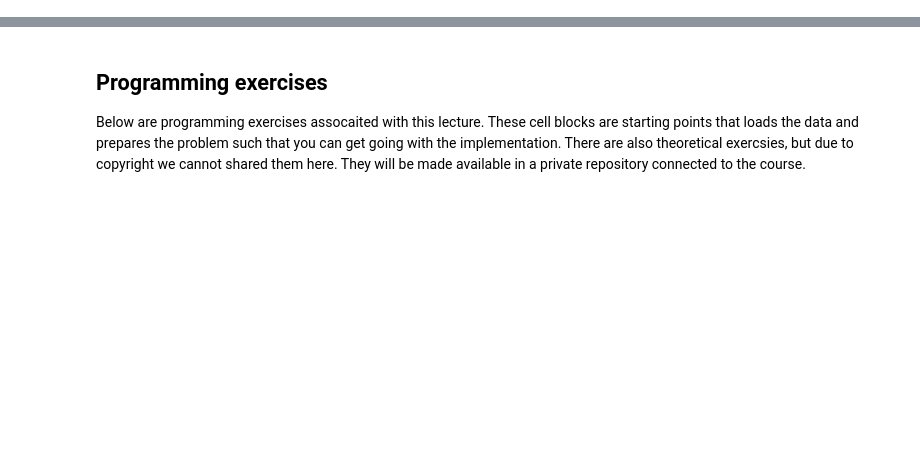
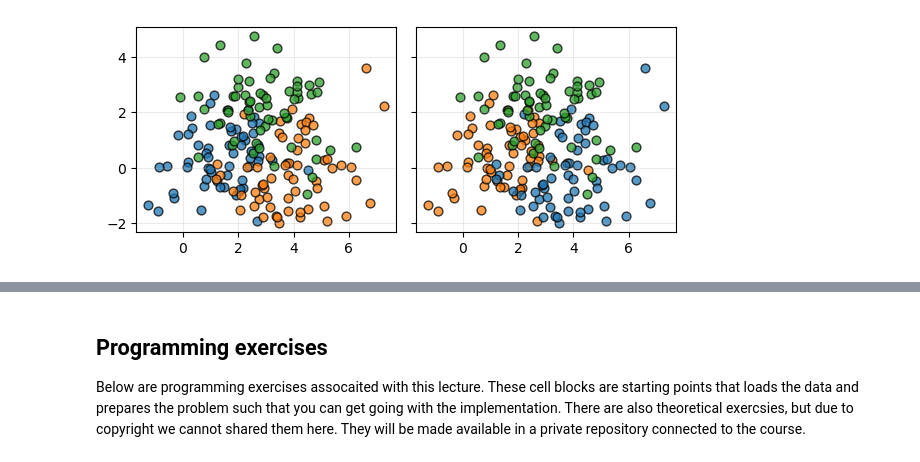
Before and after one commit to Wickstrom/pattern-recognition-handbook, a Jupyter notebook: notebooks/13/clustering_eval.ipynb, the cells around one changed output, grey strips where cells are left out. Saved outputs shown, nothing was run; the diff lists cells and outputs as text; code cells hidden in the pictures; blank space fills up the shorter version.

```diff
--- a/notebooks/13/clustering_eval.ipynb
+++ b/notebooks/13/clustering_eval.ipynb
@@ -83,0 +48,38 @@
+# %%
+import numpy as np
+import matplotlib.pyplot as plt
+
+rng = np.random.default_rng(42)
+n_per = 60
+
+# move means closer and increase covariance to create stronger overlap
+means = np.array([[1.5, 0.5],
+                  [4.0, -0.2],
+                  [2.7, 2.2]])
+covs = [2.0 * np.eye(2), 1.7 * np.eye(2), 1.5 * np.eye(2)]
+
+clusters1 = [rng.multivariate_normal(mean, cov, size=n_per) for mean, cov in zip(means, covs)]
+# %%
+fig, axes = plt.subplots(1, 2, figsize=(6, 4), sharex=True, sharey=True)
+colors = ['tab:blue', 'tab:orange', 'tab:green']
+colors_cluster = ['tab:orange', 'tab:blue', 'tab:green']
+
+# Left plot
+ax = axes[0]
+for k in range(3):
+    ax.scatter(clusters1[k][:, 0], clusters1[k][:, 1], c=colors[k], s=40, edgecolor='k', alpha=0.75)
+ax.set_aspect('equal', 'box')
+ax.grid(alpha=0.25)
+
+# Right plot (same data, different color order)
+ax = axes[1]
+for k in range(3):
+    ax.scatter(clusters1[k][:, 0], clusters1[k][:, 1], c=colors_cluster[k], s=40, edgecolor='k', alpha=0.75)
+
+ax.set_aspect('equal', 'box')
+ax.grid(alpha=0.25)
+
+plt.tight_layout(rect=[0, 0.03, 1, 0.95])
+plt.show()
+# %% [output]
+[figure, added]
```
Also changed, not shown: parts of 28 cells of this notebook.
